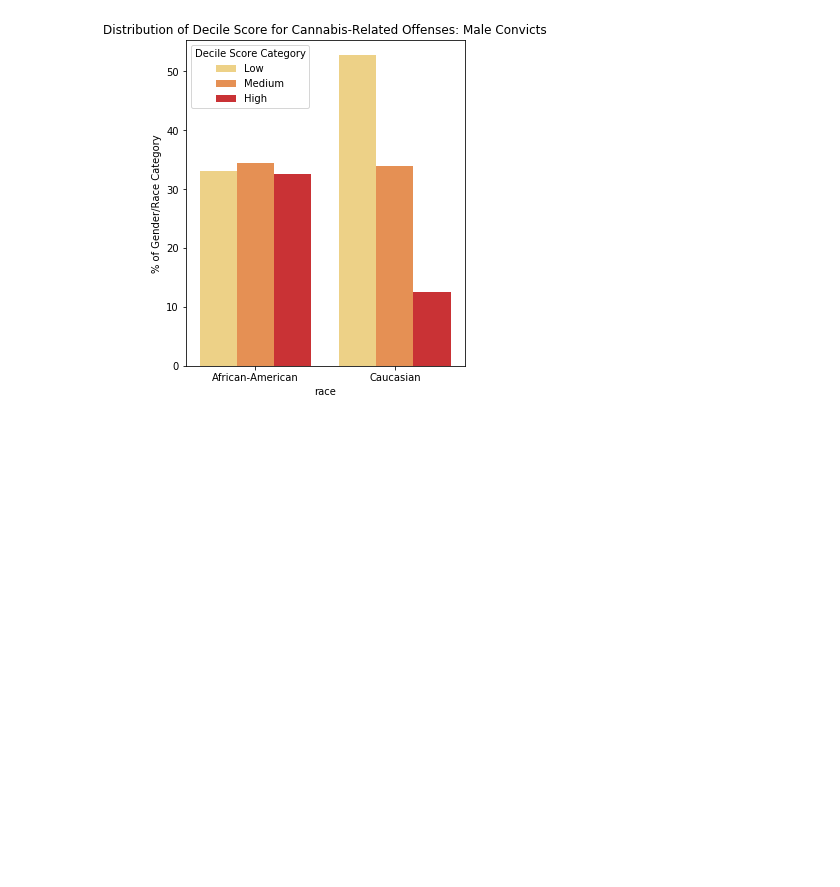
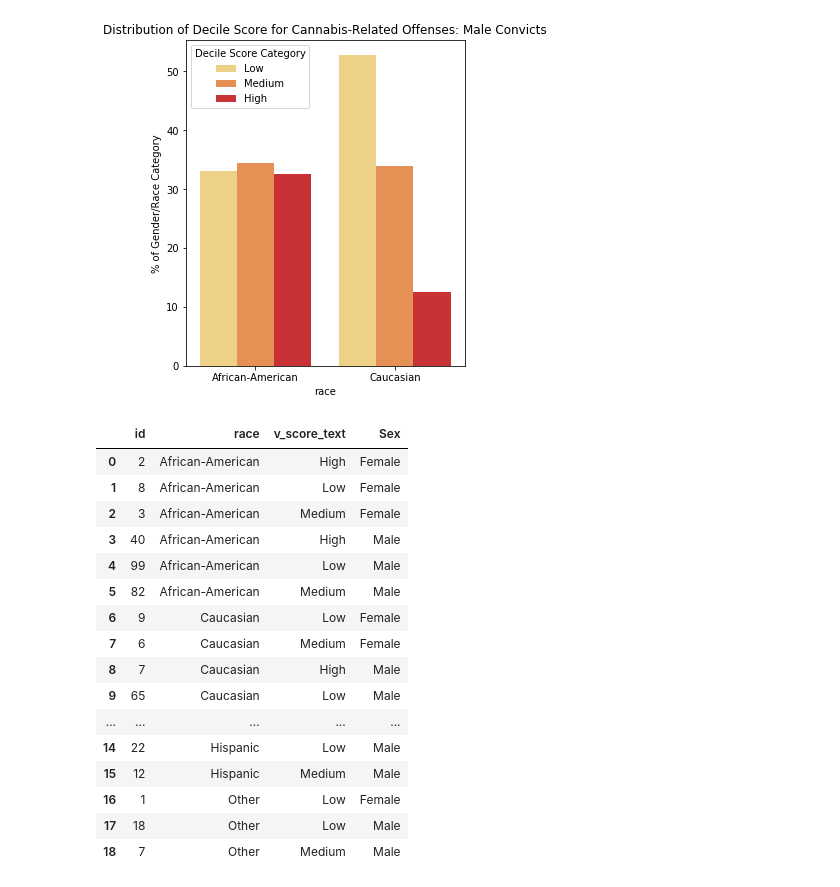
Before and after one commit to CyrusRR/iXDSCourseProject1, a Jupyter notebook: compas-analysis-master/CompasCannabis.ipynb, the cells around one changed output. Saved outputs shown, nothing was run; the diff lists cells and outputs as text; code cells hidden in the pictures; blank space fills up the shorter version.

```diff
--- a/compas-analysis-master/CompasCannabis.ipynb
+++ b/compas-analysis-master/CompasCannabis.ipynb
@@ -257,0 +218,21 @@ sns.barplot(x= "Sex" , y="Percentage Point Difference From Mean", data=d1, hue =
+# %%
+VCompWeed2 = CompWeed.groupby(["race","Sex","v_score_text"]).count().reset_index()[["id","race","v_score_text","Sex"]]
+VCompWeed2
+# %% [output]
+|  | id | race | v_score_text | Sex |
+| 0 | 2 | African-American | High | Female |
+| 1 | 8 | African-American | Low | Female |
+| 2 | 3 | African-American | Medium | Female |
+| 3 | 40 | African-American | High | Male |
+| 4 | 99 | African-American | Low | Male |
+| 5 | 82 | African-American | Medium | Male |
+| 6 | 9 | Caucasian | Low | Female |
+| 7 | 6 | Caucasian | Medium | Female |
+| 8 | 7 | Caucasian | High | Male |
+| 9 | 65 | Caucasian | Low | Male |
+| ... | ... | ... | ... | ... |
+| 14 | 22 | Hispanic | Low | Male |
+| 15 | 12 | Hispanic | Medium | Male |
+| 16 | 1 | Other | Low | Female |
+| 17 | 18 | Other | Low | Male |
+| 18 | 7 | Other | Medium | Male |
```
Also changed, not shown: parts of 12 cells of this notebook.
